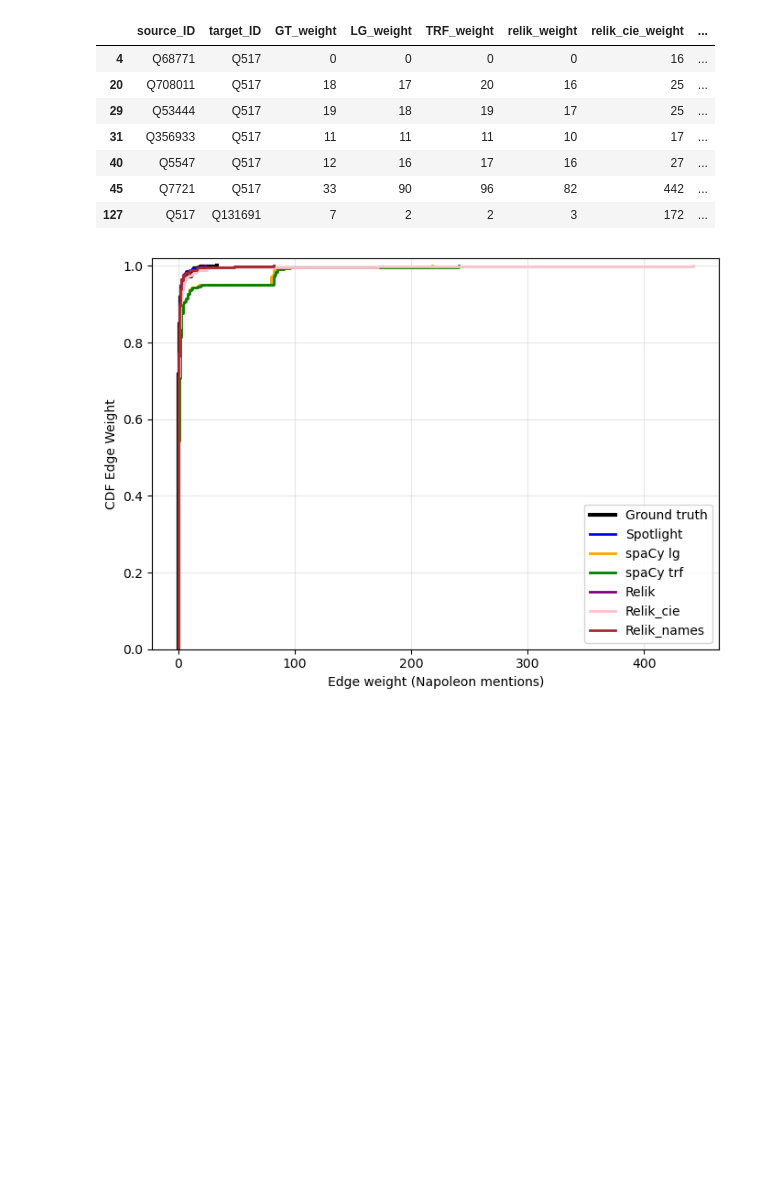
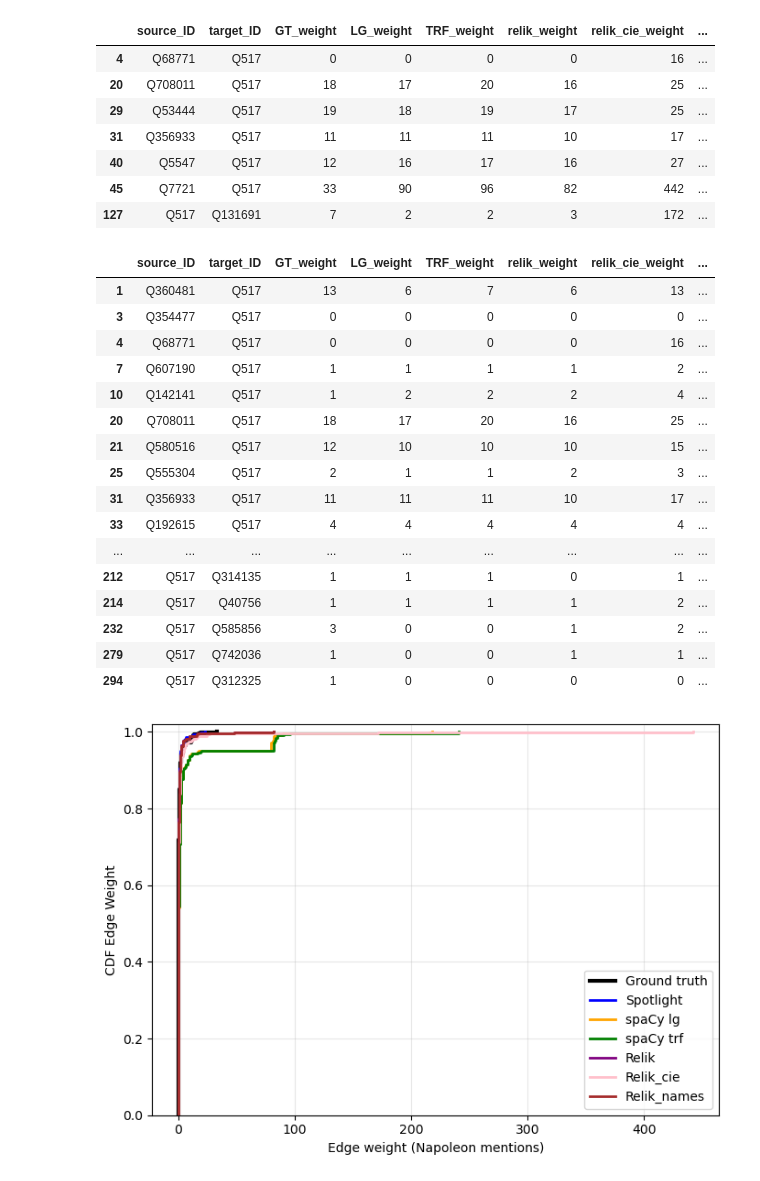
Before and after one commit to Karima-m/BSc_Project_Fall2026, a Jupyter notebook: notebooks/06_analysis.ipynb, the cells around one changed output. Cells and saved outputs as stored; diff of their text form; code cells hidden in the pictures; blank space fills up the shorter version.

Commit message:
analysis: spotlight and look at irregular nodes

```diff
--- a/notebooks/06_analysis.ipynb
+++ b/notebooks/06_analysis.ipynb
@@ -254,6 +276,31 @@ weight_df[weight_df['relik_cie_weight']>15]
 | 40 | Q5547 | Q517 | 12 | 16 | 17 | 16 | 27 | ... |
 | 45 | Q7721 | Q517 | 33 | 90 | 96 | 82 | 442 | ... |
 | 127 | Q517 | Q131691 | 7 | 2 | 2 | 3 | 172 | ... |
+# %%
+spotlight_mistakes = weight_df[weight_df['spotlight_weight']!= weight_df['GT_weight']]
+
+from IPython.display import display, HTML
+
+
+display(HTML(spotlight_mistakes.to_html()))
+# %% [output]
+|  | source_ID | target_ID | GT_weight | LG_weight | TRF_weight | relik_weight | relik_cie_weight | ... |
+| 1 | Q360481 | Q517 | 13 | 6 | 7 | 6 | 13 | ... |
+| 3 | Q354477 | Q517 | 0 | 0 | 0 | 0 | 0 | ... |
+| 4 | Q68771 | Q517 | 0 | 0 | 0 | 0 | 16 | ... |
+| 7 | Q607190 | Q517 | 1 | 1 | 1 | 1 | 2 | ... |
+| 10 | Q142141 | Q517 | 1 | 2 | 2 | 2 | 4 | ... |
+| 20 | Q708011 | Q517 | 18 | 17 | 20 | 16 | 25 | ... |
+| 21 | Q580516 | Q517 | 12 | 10 | 10 | 10 | 15 | ... |
+| 25 | Q555304 | Q517 | 2 | 1 | 1 | 2 | 3 | ... |
+| 31 | Q356933 | Q517 | 11 | 11 | 11 | 10 | 17 | ... |
+| 33 | Q192615 | Q517 | 4 | 4 | 4 | 4 | 4 | ... |
+| ... | ... | ... | ... | ... | ... | ... | ... | ... |
+| 212 | Q517 | Q314135 | 1 | 1 | 1 | 0 | 1 | ... |
+| 214 | Q517 | Q40756 | 1 | 1 | 1 | 1 | 2 | ... |
+| 232 | Q517 | Q585856 | 3 | 0 | 0 | 1 | 2 | ... |
+| 279 | Q517 | Q742036 | 1 | 0 | 0 | 1 | 1 | ... |
+| 294 | Q517 | Q312325 | 1 | 0 | 0 | 0 | 0 | ... |
 # %%
 cols = [
     ('GT_weight',        'Ground truth', 'black'),
```
Also changed, not shown: parts of 4 cells of this notebook.
